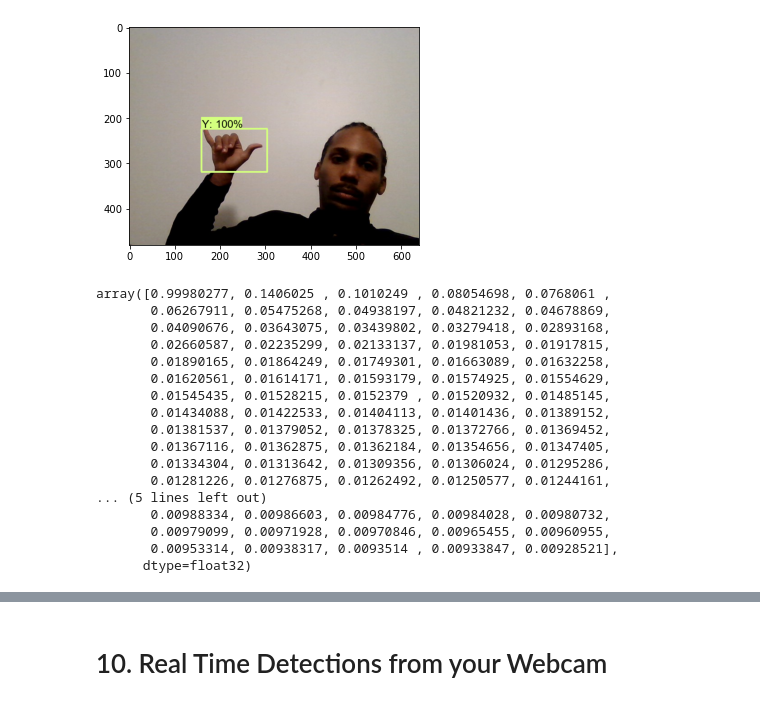
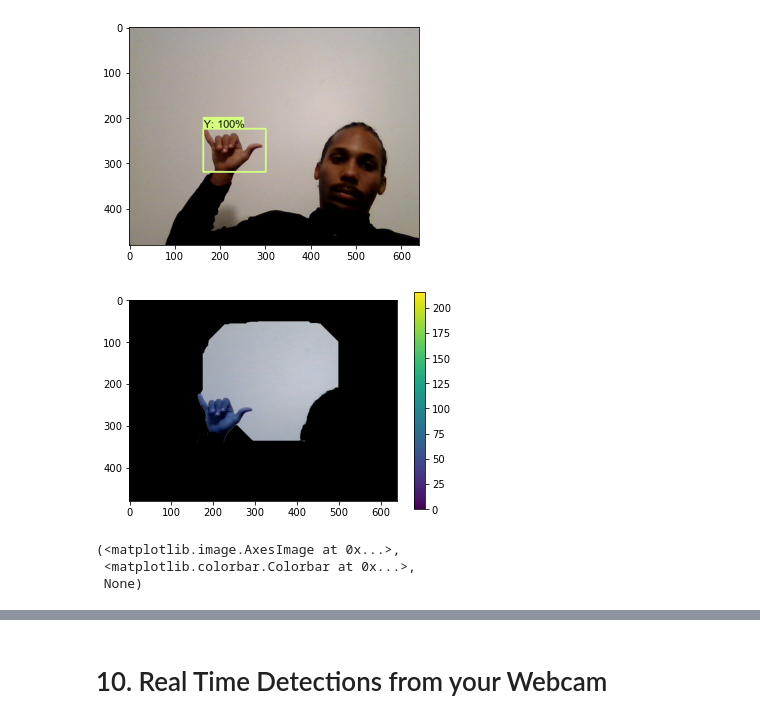
Before and after one commit to evauclin/Real_Time_Object_Detection_With_Robot_Dog, a Jupyter notebook: 2. Training and Detection.ipynb, the cells around one changed output, grey strips where cells are left out. Cells and saved outputs as stored; diff of their text form; code cells hidden in the pictures.

```diff
--- a/2. Training and Detection.ipynb
+++ b/2. Training and Detection.ipynb
@@ -508,23 +518,18 @@ plt.imshow(cv2.cvtColor(image_np_with_detections, cv2.COLOR_BGR2RGB))
 plt.show()
 # %% [output]
 [figure]
-# %%
-detections['detection_scores']
-# %% [output]
-array([0.99980277, 0.1406025 , 0.1010249 , 0.08054698, 0.0768061 ,
-       0.06267911, 0.05475268, 0.04938197, 0.04821232, 0.04678869,
-       0.04090676, 0.03643075, 0.03439802, 0.03279418, 0.02893168,
-       0.02660587, 0.02235299, 0.02133137, 0.01981053, 0.01917815,
-       0.01890165, 0.01864249, 0.01749301, 0.01663089, 0.01632258,
-       0.01620561, 0.01614171, 0.01593179, 0.01574925, 0.01554629,
-       0.01545435, 0.01528215, 0.0152379 , 0.01520932, 0.01485145,
-       0.01434088, 0.01422533, 0.01404113, 0.01401436, 0.01389152,
-       0.01381537, 0.01379052, 0.01378325, 0.01372766, 0.01369452,
-       0.01367116, 0.01362875, 0.01362184, 0.01354656, 0.01347405,
-       0.01334304, 0.01313642, 0.01309356, 0.01306024, 0.01295286,
-       0.01281226, 0.01276875, 0.01262492, 0.01250577, 0.01244161,
-... (5 lines left out)
-       0.00988334, 0.00986603, 0.00984776, 0.00984028, 0.00980732,
-       0.00979099, 0.00971928, 0.00970846, 0.00965455, 0.00960955,
-       0.00953314, 0.00938317, 0.0093514 , 0.00933847, 0.00928521],
-      dtype=float32)
+# %%
+newmask = cv2.imread('newmask.png',0)
+# wherever it is marked white (sure foreground), change mask=1
+# wherever it is marked black (sure background), change mask=0
+mask[newmask == 0] = 0
+mask[newmask == 255] = 1
+mask, bgdModel, fgdModel = cv2.grabCut(img,mask,None,bgdModel,fgdModel,5,cv2.GC_EVAL )
+mask = np.where((mask==2)|(mask==0),0,1).astype('uint8')
+img = img*mask[:,:,np.newaxis]
+plt.imshow(img),plt.colorbar(),plt.show()
+# %% [output]
+[figure, added]
+(<matplotlib.image.AxesImage at 0x...>,
+ <matplotlib.colorbar.Colorbar at 0x...>,
+ None)
```
Also changed, not shown: parts of 7 cells of this notebook, 51 other files.
